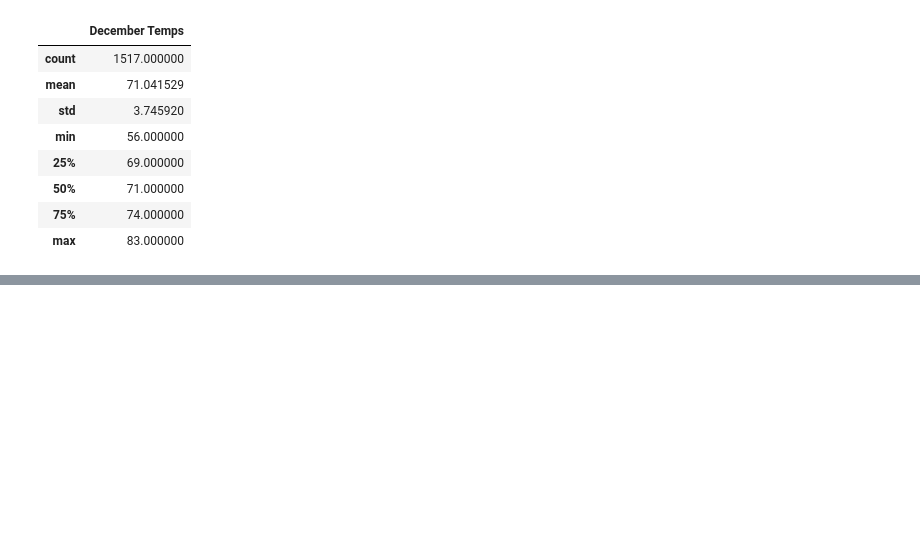
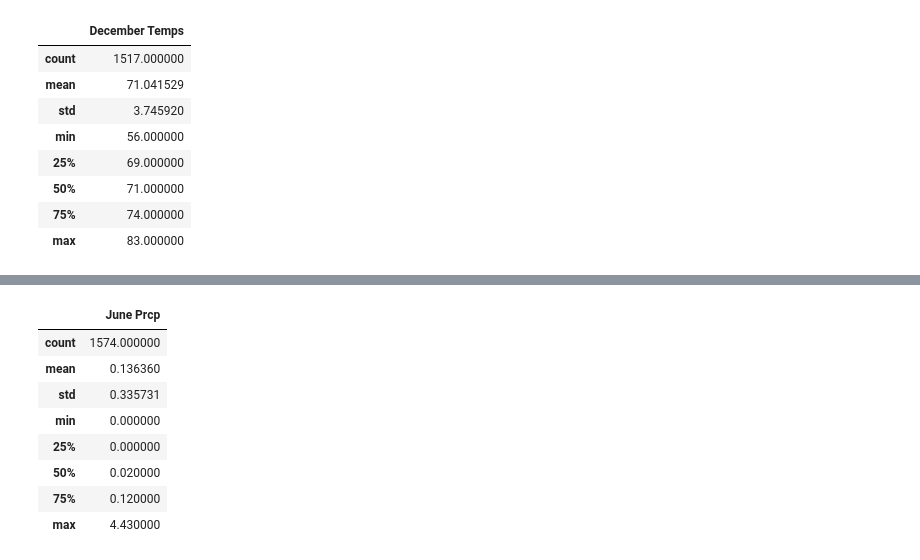
Before and after one commit to stevenyouv/surfs_up, a Jupyter notebook: SurfsUp_Challenge.ipynb, the cells around one changed output, grey strips where cells are left out. Cells and saved outputs as stored; diff of their text form; code cells hidden in the pictures; blank space fills up the shorter version.

```diff
--- a/SurfsUp_Challenge.ipynb
+++ b/SurfsUp_Challenge.ipynb
@@ -113,0 +135,19 @@ df.describe()
+# %%
+#Convert June Precipitation to a list
+Prcp = session.query(Measurement.date, Measurement.prcp).filter(extract('month',Measurement.date)==6).all()
+# %%
+#Create June Preciptation DataFrame
+Prcp_df = pd.DataFrame(Prcp, columns=['date','June Prcp'])
+df.set_index(df['date'], inplace=True)
+# %%
+Prcp_df.describe()
+# %% [output]
+|  | June Prcp |
+| count | 1574.000000 |
+| mean | 0.136360 |
+| std | 0.335731 |
+| min | 0.000000 |
+| 25% | 0.000000 |
+| 50% | 0.020000 |
+| 75% | 0.120000 |
+| max | 4.430000 |
```
Also changed, not shown: parts of 5 cells of this notebook.
